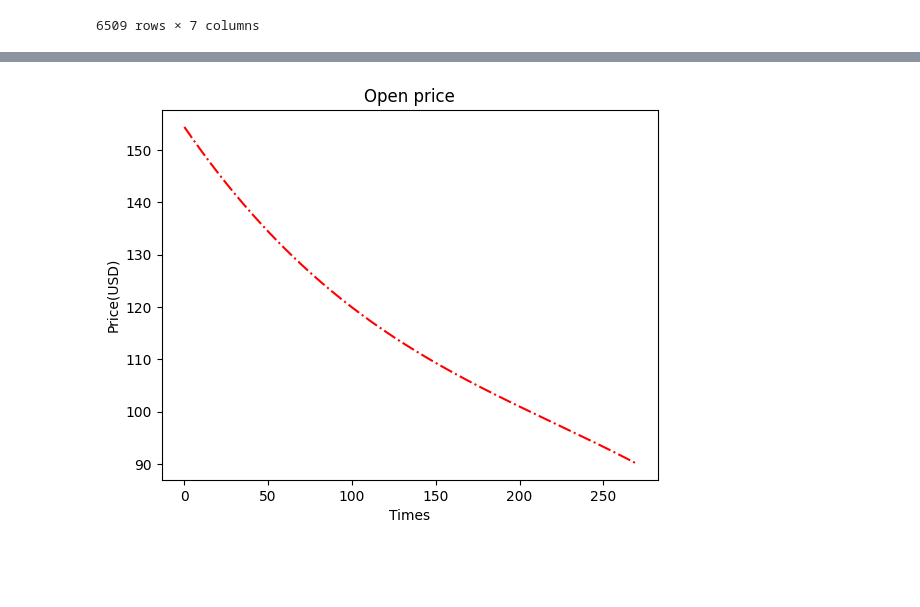
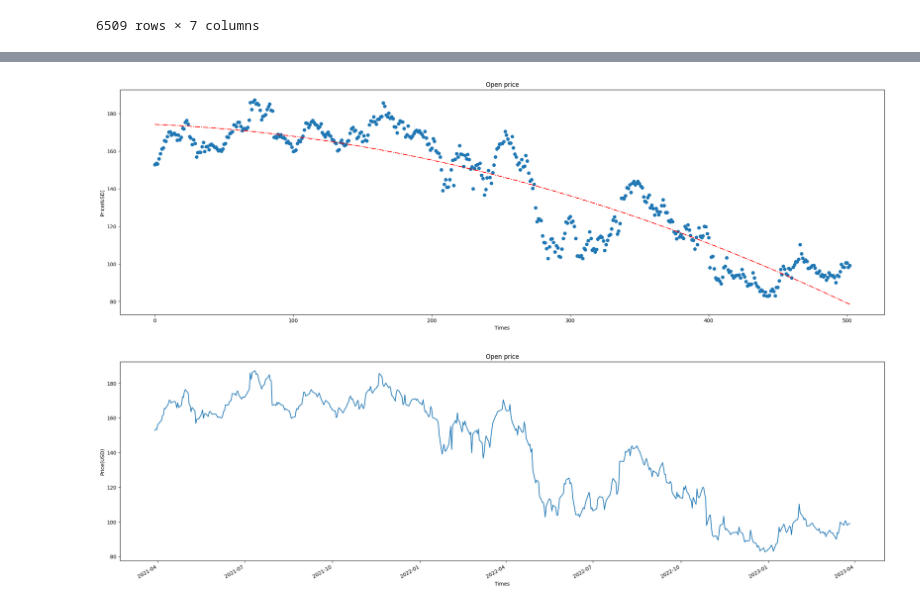
Before and after one commit to LeoNguyen868/Stocks-prediction, a Jupyter notebook: Time-series-stocks-price-prediction.ipynb, the cells around one changed output, grey strips where cells are left out. Saved outputs shown, nothing was run; the diff lists cells and outputs as text; code cells hidden in the pictures; blank space fills up the shorter version.

```diff
--- a/Time-series-stocks-price-prediction.ipynb
+++ b/Time-series-stocks-price-prediction.ipynb
@@ -23,18 +23,19 @@ data
 | 6508 | 2023-03-27 | 99.070000 | 99.339996 | 97.080002 | 98.040001 | 98.040001 | 46674700 |
 6509 rows × 7 columns
 # %%
-data_range=data.loc[(data["Date"]>=start)& (data["Date"]<=end)] #select data from a range
-data_range["Date"]=pd.to_datetime(data_range["Date"], format='%Y-%m-%d')
-
-data_range.set_index(["Date"],inplace=True)
-x=arange(len(data_range))
-y=data_range[prop]
-figure(figsize=(27,8)) # setting fig size
-plot(y)
-z = np.polyfit(x, y, fit)
-p = np.poly1d(z)
-plt.title(prop+" price")
-xlabel("Times")
-ylabel("Price(USD)")
-plot(x, p(x),'r-.')
-show()
+import datetime as dt
+import matplotlib.pyplot as plt
+import matplotlib.dates as mdates
+def plots(start,end,prop):
+    data_range=data.loc[(data["Date"]>=start)& (data["Date"]<=end)] #select data from a range date=data_range["Date"]
+    date=data_range["Date"]
+    Open_data=data_range["Open"]
+    x = [dt.datetime.strptime(d,'%Y-%m-%d').date() for d in date]
+    y=Open_data
+    figure(figsize=(27,8)) # setting fig size
+    plot(x,y)
+    plt.gcf().autofmt_xdate()
+    plt.title(prop+" price")
+    xlabel("Times")
+    ylabel("Price(USD)")
+    show()
@@ -112,12 +58,12 @@ plt.plot(data_range["Open"])
-# %%
-x=arange(len(data_range["Open"]))
-y=data_range["Open"]
-z = np.polyfit(x, y, fit)
-p = np.poly1d(z)
-plt.title(prop+" price")
-xlabel("Times")
-ylabel("Price(USD)")
-plt.plot(x, p(x),'r-.')
-plt.show()
-# %% [output]
-[figure, removed]
+# %%
+start="2021-03-27"
+end="2023-03-27"
+prop="Open"
+fit=2
+trends(start,end,prop,fit)
+# %% [output]
+[figure, added]
+# %%
+plots(start,end,prop)
+# %% [output]
+[figure, added]
```
Also changed, not shown: parts of 8 cells of this notebook.
